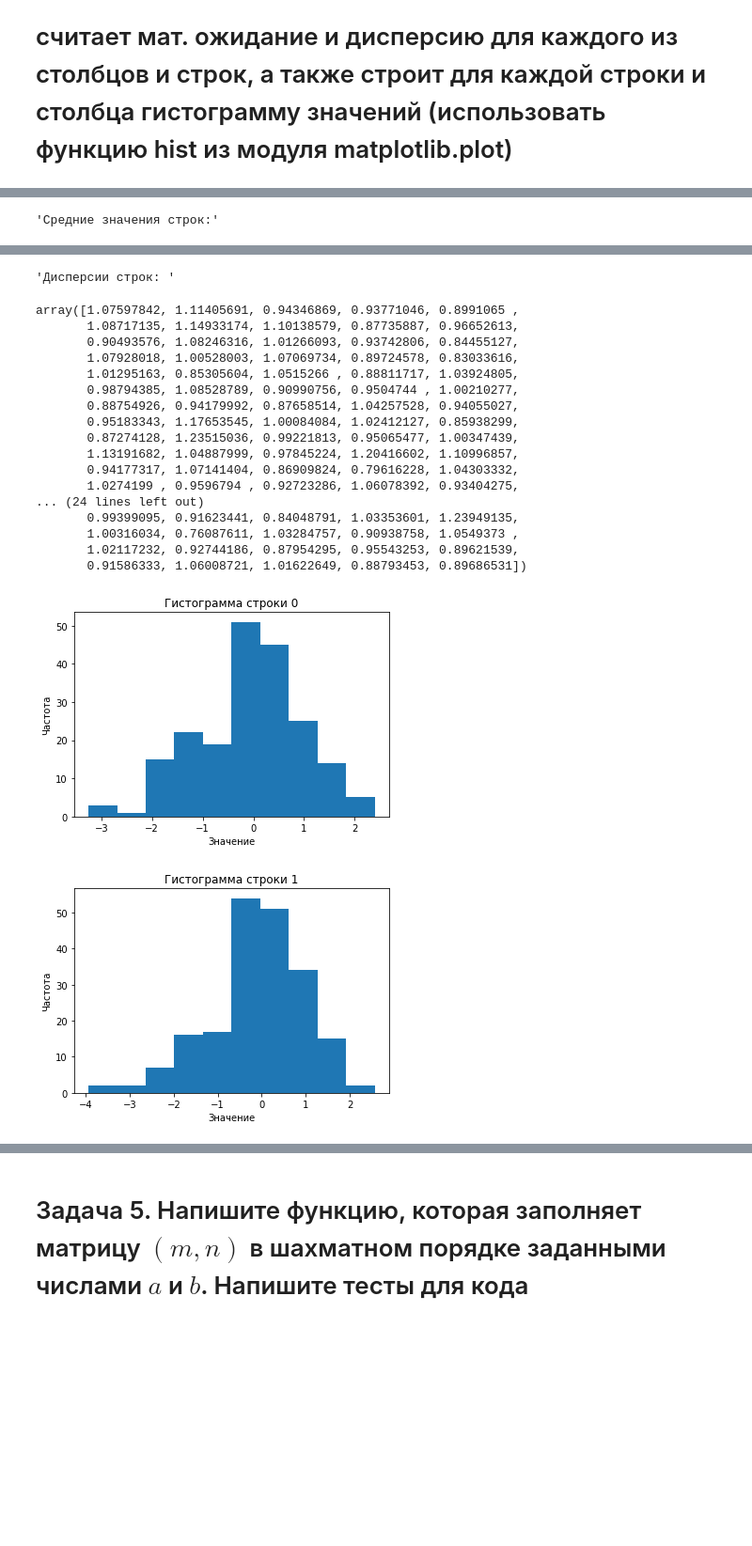
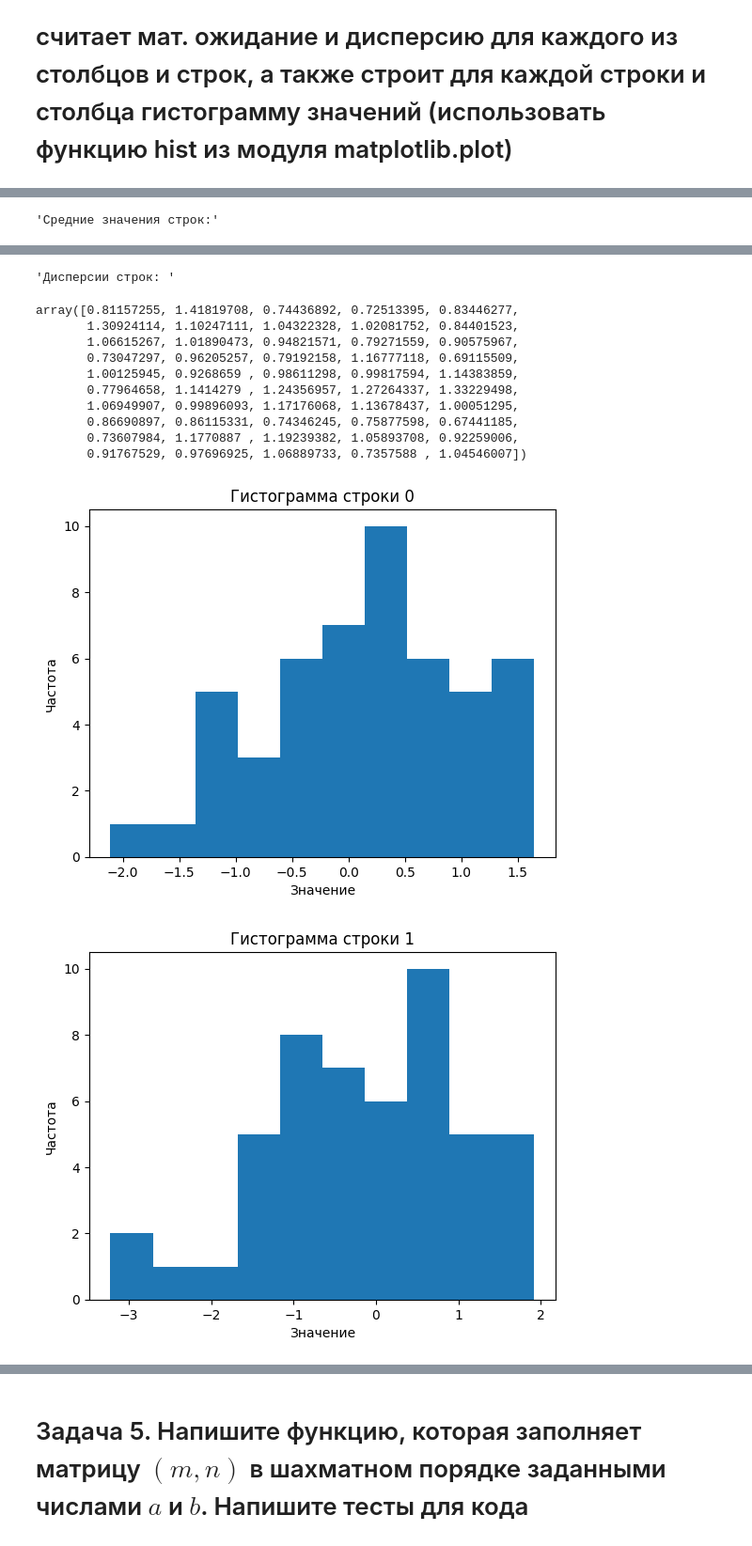
Before and after one commit to MarryMe26/lab1, a Jupyter notebook: numpy.ipynb, the cells around one changed output, grey strips where cells are left out. Shown at 94% size. Cells and saved outputs as stored; diff of their text form; code cells hidden in the pictures; blank space fills up the shorter version.

```diff
--- a/numpy.ipynb
+++ b/numpy.ipynb
@@ -128,6 +128,6 @@ def gen_matrix_show_stats(m, n):
     plt.show()
 
 
-gen_matrix_show_stats(200, 200)
+gen_matrix_show_stats(50, 50)
 # %% [output]
 'Средние значения столбцов: '
@@ -187,20 +166,13 @@ array([-0.05810109, -0.10477184,  0.06808734, -0.05277029, -0.0242062 ,
 'Дисперсии строк: '
-array([1.07597842, 1.11405691, 0.94346869, 0.93771046, 0.8991065 ,
-       1.08717135, 1.14933174, 1.10138579, 0.87735887, 0.96652613,
-       0.90493576, 1.08246316, 1.01266093, 0.93742806, 0.84455127,
-       1.07928018, 1.00528003, 1.07069734, 0.89724578, 0.83033616,
-       1.01295163, 0.85305604, 1.0515266 , 0.88811717, 1.03924805,
-       0.98794385, 1.08528789, 0.90990756, 0.9504744 , 1.00210277,
-       0.88754926, 0.94179992, 0.87658514, 1.04257528, 0.94055027,
-       0.95183343, 1.17653545, 1.00084084, 1.02412127, 0.85938299,
-       0.87274128, 1.23515036, 0.99221813, 0.95065477, 1.00347439,
-       1.13191682, 1.04887999, 0.97845224, 1.20416602, 1.10996857,
-       0.94177317, 1.07141404, 0.86909824, 0.79616228, 1.04303332,
-       1.0274199 , 0.9596794 , 0.92723286, 1.06078392, 0.93404275,
-... (24 lines left out)
-       0.99399095, 0.91623441, 0.84048791, 1.03353601, 1.23949135,
-       1.00316034, 0.76087611, 1.03284757, 0.90938758, 1.0549373 ,
-       1.02117232, 0.92744186, 0.87954295, 0.95543253, 0.89621539,
-       0.91586333, 1.06008721, 1.01622649, 0.88793453, 0.89686531])
+array([0.81157255, 1.41819708, 0.74436892, 0.72513395, 0.83446277,
+       1.30924114, 1.10247111, 1.04322328, 1.02081752, 0.84401523,
+       1.06615267, 1.01890473, 0.94821571, 0.79271559, 0.90575967,
+       0.73047297, 0.96205257, 0.79192158, 1.16777118, 0.69115509,
+       1.00125945, 0.9268659 , 0.98611298, 0.99817594, 1.14383859,
+       0.77964658, 1.1414279 , 1.24356957, 1.27264337, 1.33229498,
+       1.06949907, 0.99896093, 1.17176068, 1.13678437, 1.00051295,
+       0.86690897, 0.86115331, 0.74346245, 0.75877598, 0.67441185,
+       0.73607984, 1.1770887 , 1.19239382, 1.05893708, 0.92259006,
+       0.91767529, 0.97696925, 1.06889733, 0.7357588 , 1.04546007])
-[figure, old version]
+[figure, new version]
-[figure, old version]
+[figure, new version]
```
Also changed, not shown: parts of 1 cell of this notebook.
